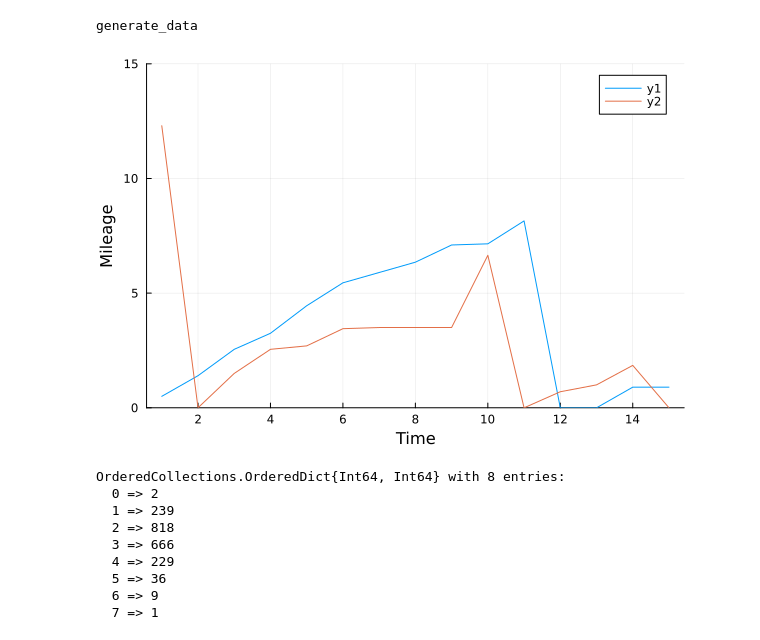
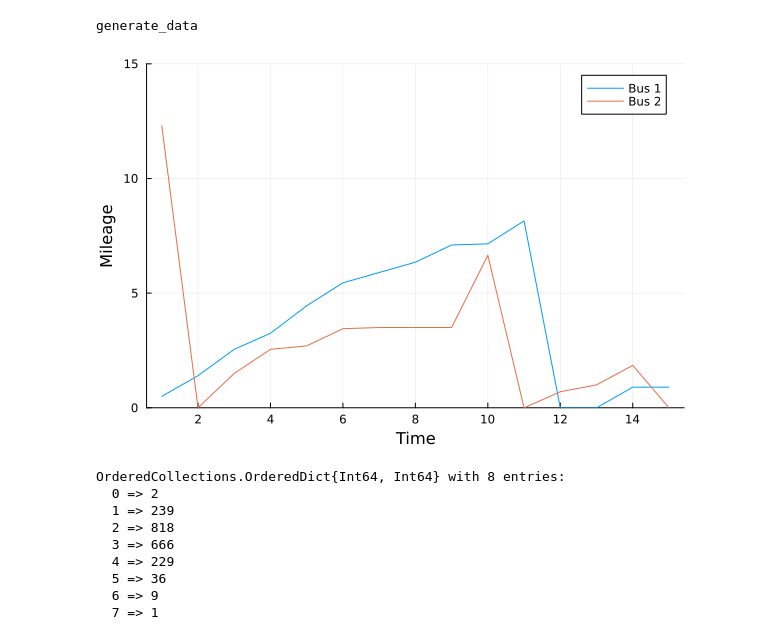
Before and after one commit to gaston-mullin/gaston-mullin.github.io, a Jupyter notebook: files/Day1 - BusEngine.ipynb, the cells around one changed output. Cells and saved outputs as stored; diff of their text form; code cells hidden in the pictures.

```diff
--- a/files/Day1 - BusEngine.ipynb
+++ b/files/Day1 - BusEngine.ipynb
@@ -205,10 +205,10 @@ Random.seed!(3000);
 XData, SData, DData, XIndexData, TData, NData = generate_data(N,T,X,S,F1,F2,F2_cumul,β,θ);
 # %%
 # Showing the mileage of one bus.
-plot(XData[1:2,:]',ylabel="Mileage",xlabel="Time")
+plot(XData[1:2,:]',ylabel="Mileage",xlabel="Time",label = ["Bus 1" "Bus 2"])
 ylims!(0, 15)
 # %% [output]
-[figure, old version]
+[figure, new version]
 # %%
 # Showing the frequency of engine replacement in the data.
 sort(countmap(sum(DData.==1,dims=2)))
```
Also changed, not shown: parts of 3 cells of this notebook, 2 other files.
